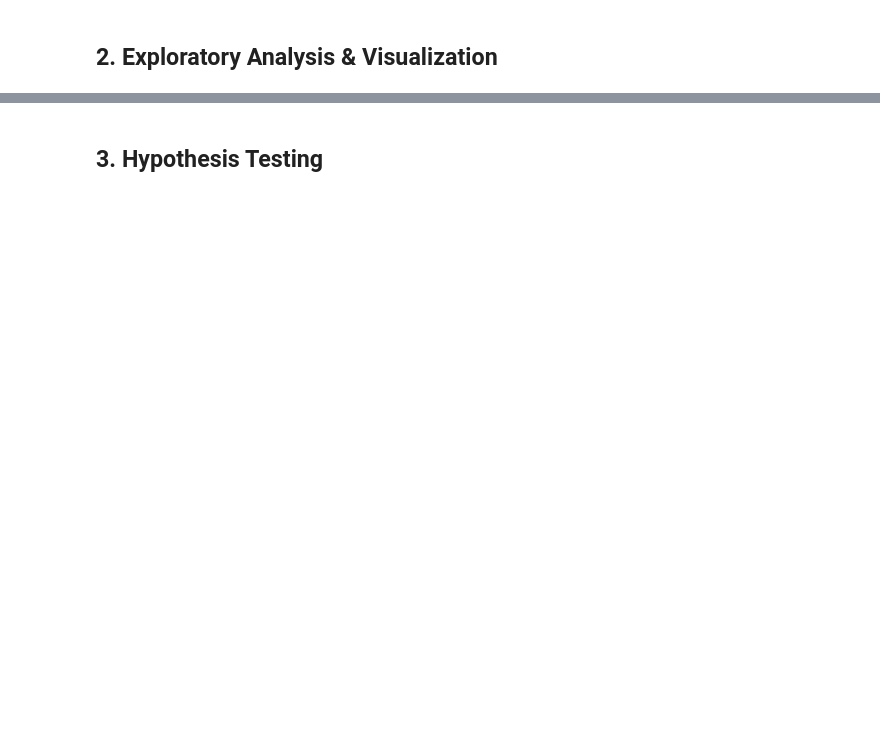
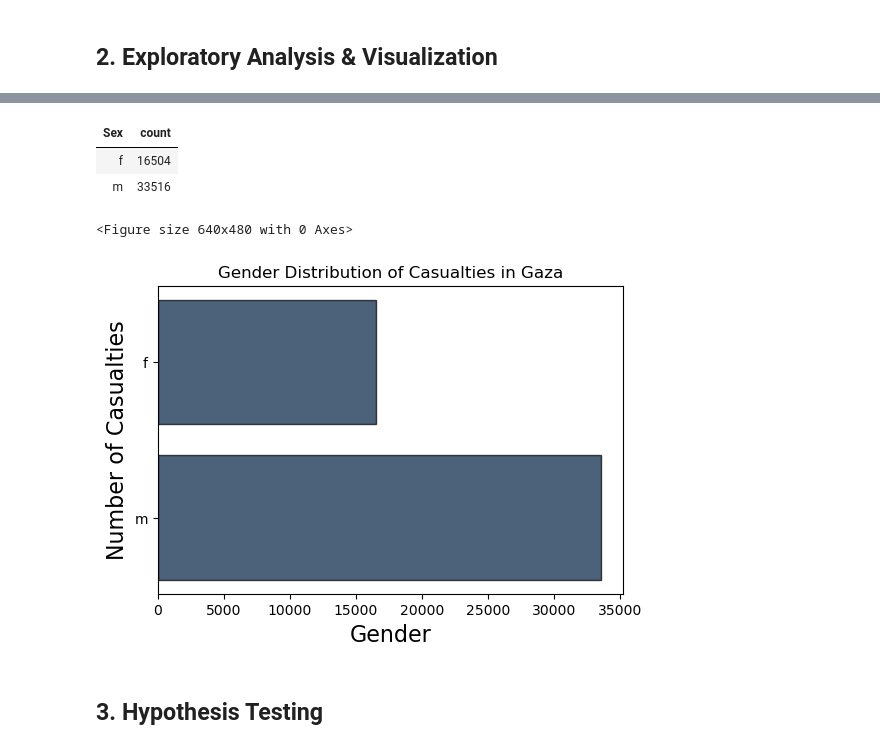
Before and after one commit to shatha-alhazbi/gaza-through-data, a Jupyter notebook: Part B/PartB.ipynb, the cells around one changed output, grey strips where cells are left out. Drawn from its saved outputs; the diff is of its cells as text; code cells hidden in the pictures; blank space fills up the shorter version.

```diff
--- a/Part B/PartB.ipynb
+++ b/Part B/PartB.ipynb
@@ -712,6 +735,25 @@ check_missing_values(wb_complete, "West Bank Complete Data")
 # join by report_date, number of building vs num killed in gaza (scatter)
 # %%
 # group by gender (killed in gaza) bar chart
+
+gender_counts = killed_in_gaza.group('Sex')
+gender_counts.show()
+
+plt.clf()
+
+gender_counts.barh('Sex', 'count')
+
+plt.xlabel('Number of Casualties')
+plt.ylabel('Count')
+plt.title('Gender Distribution of Casualties in Gaza')
+
+plt.show()
+# %% [output]
+| Sex | count |
+| f | 16504 |
+| m | 33516 |
+<Figure size 640x480 with 0 Axes>
+[figure, added]
 # %%
 # something for period of ceasefire vs normal casualities
 # %%
```
Also changed, not shown: parts of 7 cells of this notebook.
